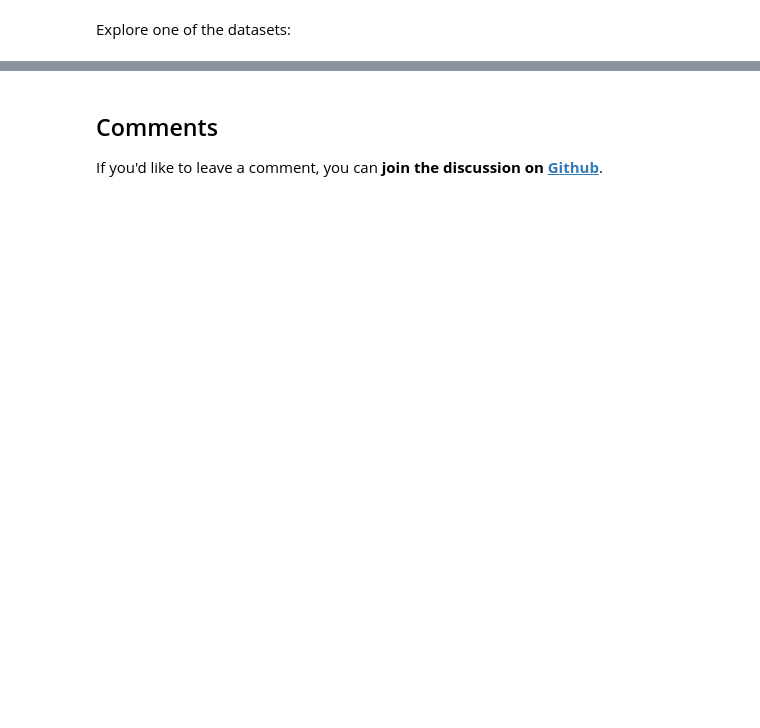
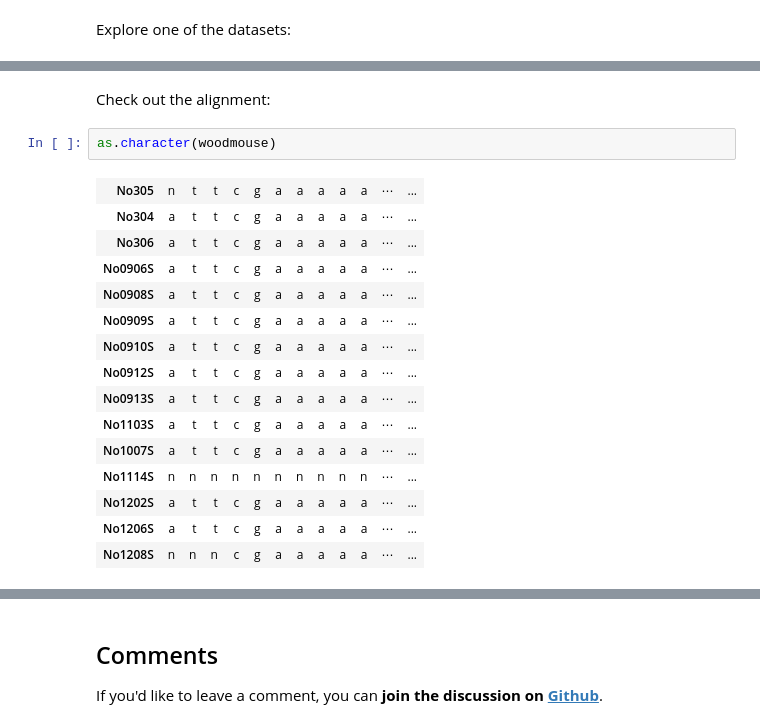
Before and after one commit to janxkoci/janxkoci.github.io, a Jupyter notebook: notebooks/conda_jupyteR.ipynb, the cells around one changed output, grey strips where cells are left out. Cells and saved outputs as stored; diff of their text form; blank space fills up the shorter version.

```diff
--- a/notebooks/conda_jupyteR.ipynb
+++ b/notebooks/conda_jupyteR.ipynb
@@ -103,0 +82,20 @@ ggplot(data=iris, aes(x=Sepal.Length, y=Sepal.Width, color=Species)) + geom_poin
+# %% [markdown]
+Check out the alignment:
+# %%
+as.character(woodmouse)
+# %% [output]
+| No305 | n | t | t | c | g | a | a | a | a | a | ⋯ | ... |
+| No304 | a | t | t | c | g | a | a | a | a | a | ⋯ | ... |
+| No306 | a | t | t | c | g | a | a | a | a | a | ⋯ | ... |
+| No0906S | a | t | t | c | g | a | a | a | a | a | ⋯ | ... |
+| No0908S | a | t | t | c | g | a | a | a | a | a | ⋯ | ... |
+| No0909S | a | t | t | c | g | a | a | a | a | a | ⋯ | ... |
+| No0910S | a | t | t | c | g | a | a | a | a | a | ⋯ | ... |
+| No0912S | a | t | t | c | g | a | a | a | a | a | ⋯ | ... |
+| No0913S | a | t | t | c | g | a | a | a | a | a | ⋯ | ... |
+| No1103S | a | t | t | c | g | a | a | a | a | a | ⋯ | ... |
+| No1007S | a | t | t | c | g | a | a | a | a | a | ⋯ | ... |
+| No1114S | n | n | n | n | n | n | n | n | n | n | ⋯ | ... |
+| No1202S | a | t | t | c | g | a | a | a | a | a | ⋯ | ... |
+| No1206S | a | t | t | c | g | a | a | a | a | a | ⋯ | ... |
+| No1208S | n | n | n | c | g | a | a | a | a | a | ⋯ | ... |
```
Also changed, not shown: parts of 14 cells of this notebook, 1 other file.
